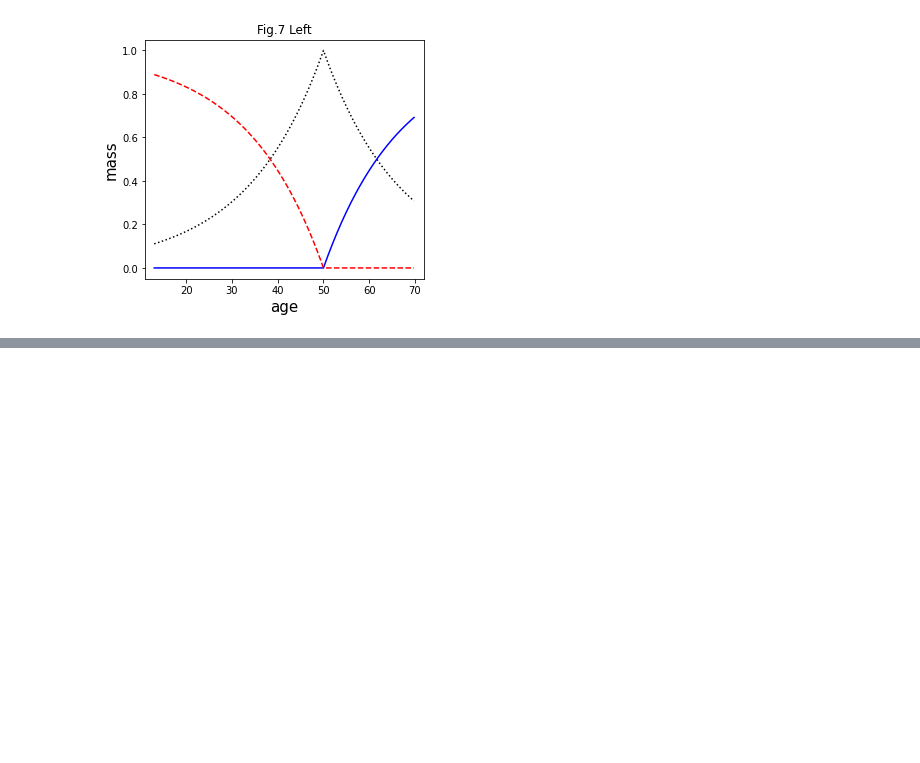
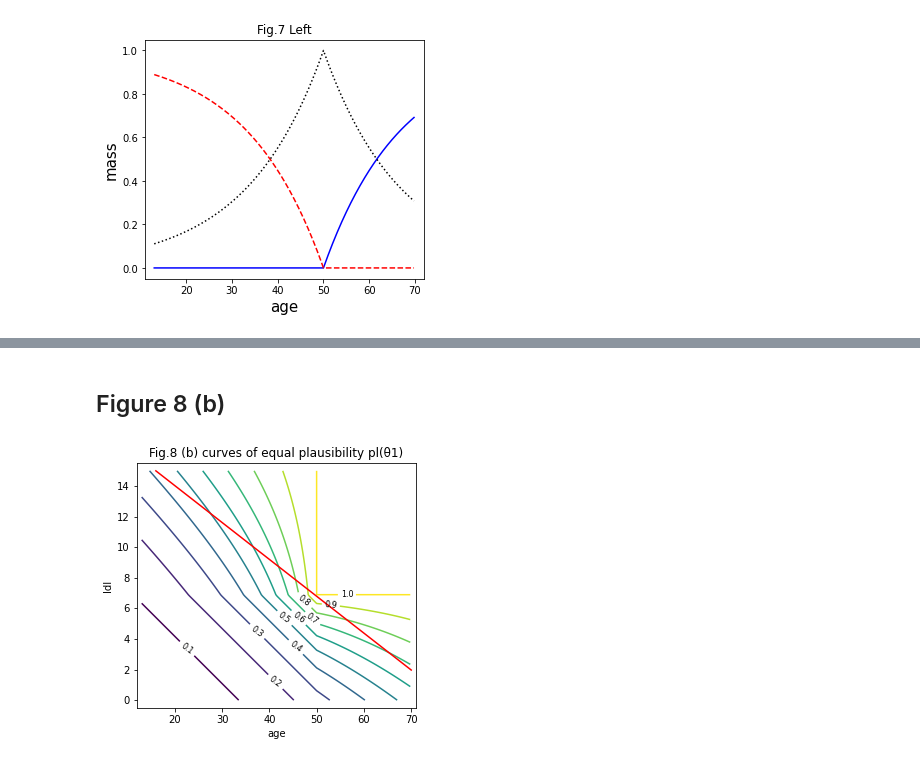
Before and after one commit to evidentiallab/Lunde_Chen_NN_Belief_Reproduction, a Jupyter notebook: NNBeliefWithSklearn.ipynb, the cells around one changed output, grey strips where cells are left out. Saved outputs shown, nothing was run; the diff lists cells and outputs as text; code cells hidden in the pictures; blank space fills up the shorter version.

```diff
--- a/NNBeliefWithSklearn.ipynb
+++ b/NNBeliefWithSklearn.ipynb
@@ -805,0 +806,25 @@ plt.show()
+# %% [markdown]
+## Figure 8 (b)
+# %%
+# equation (22a)
+def plausibility_for_class_one(omega_pos, omega_neg):
+    ka = (1 - np.exp(-1 * omega_pos)) * (1 - np.exp(-1 * omega_neg))
+    plausibility = np.exp(-1 * omega_neg) / (1 - ka)
+    return plausibility
+
+# https://stackoverflow.com/questions/61899911
+Z = np.vectorize(plausibility_for_class_one)(Z_pos, Z_neg)
+
+fig, ax = plt.subplots()
+ct = ax.contour(arr_age, arr_ldl, Z, list(np.arange(0.1, 1.0, 0.1)) + [0.9999] )
+ax.clabel(ct, colors='k', fmt='%2.1f', fontsize=8)
+ax.set_title('Fig.8 (b) curves of equal plausibility pl(θ1)')
+ax.set_xlabel('age')
+ax.set_ylabel('ldl')
+fig.set_size_inches(5, 4.5)
+plt.xlim([12, 71])
+plt.ylim([-0.5, 15.5])
+plt.plot(_xa, _ya, color='red')
+plt.show()
+# %% [output]
+[figure, added]
```
Also changed, not shown: parts of 29 cells of this notebook.
